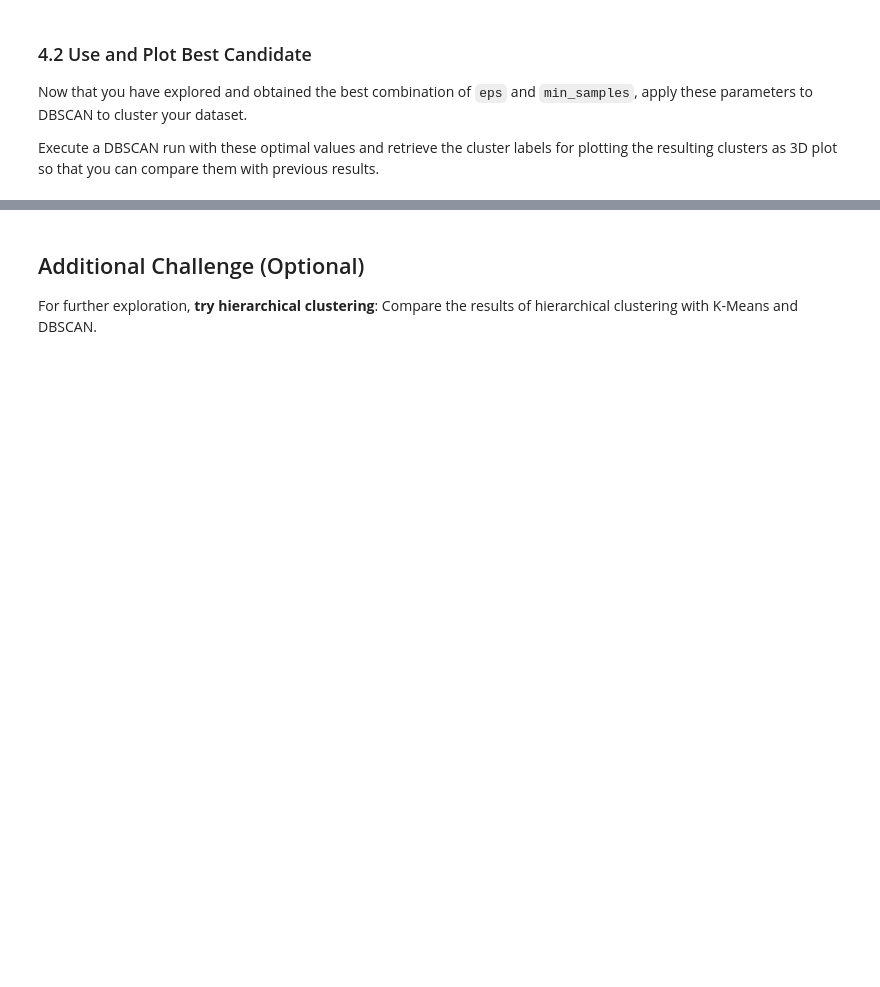
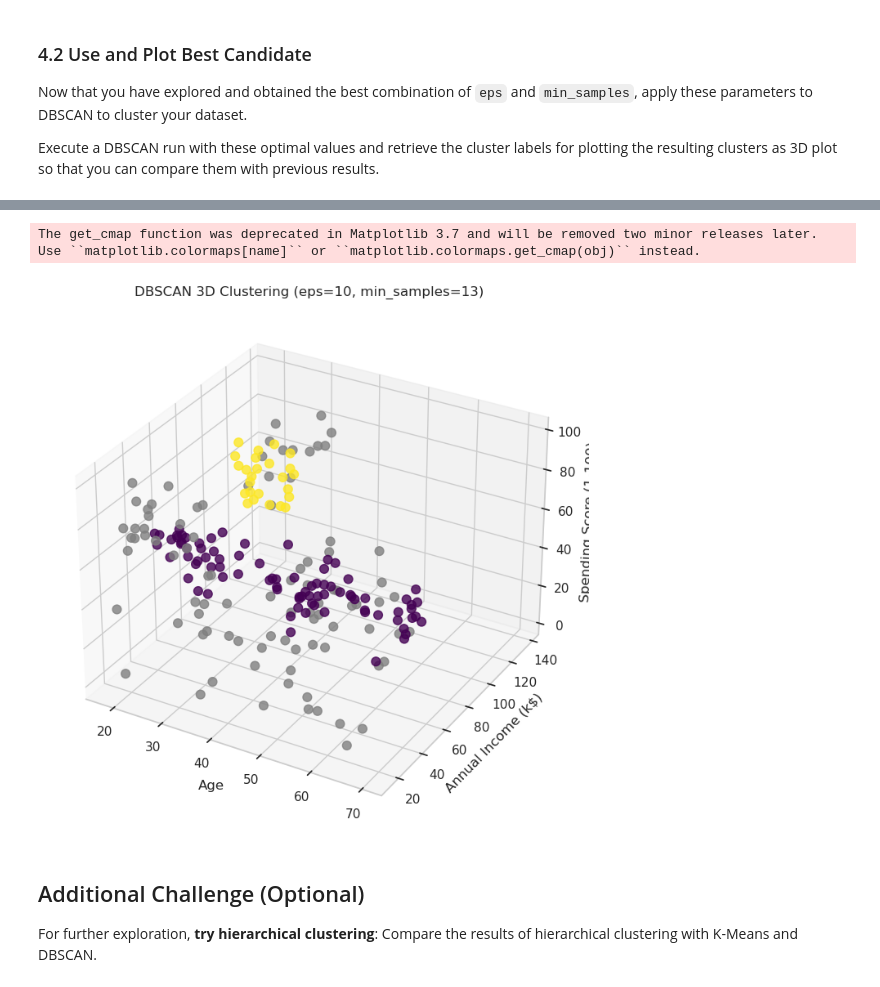
Before and after one commit to GuaSiMoTO/LAB-Unsupervised-Learning-Clustering-public, a Jupyter notebook: clustering.ipynb, the cells around one changed output, grey strips where cells are left out. Drawn from its saved outputs; the diff is of its cells as text; code cells hidden in the pictures; blank space fills up the shorter version.

```diff
--- a/clustering.ipynb
+++ b/clustering.ipynb
@@ -439,3 +588,44 @@ Execute a DBSCAN run with these optimal values and retrieve the cluster labels f
+# %%
+from mpl_toolkits.mplot3d import Axes3D
+import matplotlib.cm as cm
+import matplotlib.colors as mcolors
+import numpy as np
+
+# Datos para 3D
+X_3d = df[['Age', 'Annual Income (k$)', 'Spending Score (1-100)']].values
+
+# Crear mapa de colores
+cmap = cm.get_cmap('viridis', n_clusters_opt)
+norm = mcolors.Normalize(vmin=0, vmax=n_clusters_opt - 1)
+
+# Convertir a colores RGBA homogéneos
+colors_3d = []
+for label in labels_opt:
+    if label == -1:
+        colors_3d.append(mcolors.to_rgba('grey'))
+    else:
+        colors_3d.append(cmap(norm(label)))
+colors_3d = np.array(colors_3d)
+
+# Gráfico 3D
+fig = plt.figure(figsize=(10, 7))
+ax = fig.add_subplot(111, projection='3d')
+ax.scatter(
+    X_3d[:, 0], X_3d[:, 1], X_3d[:, 2],
+    c=colors_3d,
+    s=60,
+    alpha=0.8
+)
+
+ax.set_xlabel('Age')
+ax.set_ylabel('Annual Income (k$)')
+ax.set_zlabel('Spending Score (1-100)')
+ax.set_title(f'DBSCAN 3D Clustering (eps={best_eps}, min_samples={best_min_samples})')
+plt.tight_layout()
+plt.show()
+# %% [output]
+The get_cmap function was deprecated in Matplotlib 3.7 and will be removed two minor releases later. Use ``matplotlib.colormaps[name]`` or ``matplotlib.colormaps.get_cmap(obj)`` instead.
+[figure, added]
 # %% [markdown]
 ## Additional Challenge (Optional)
 
```
Also changed, not shown: parts of 13 cells of this notebook.
